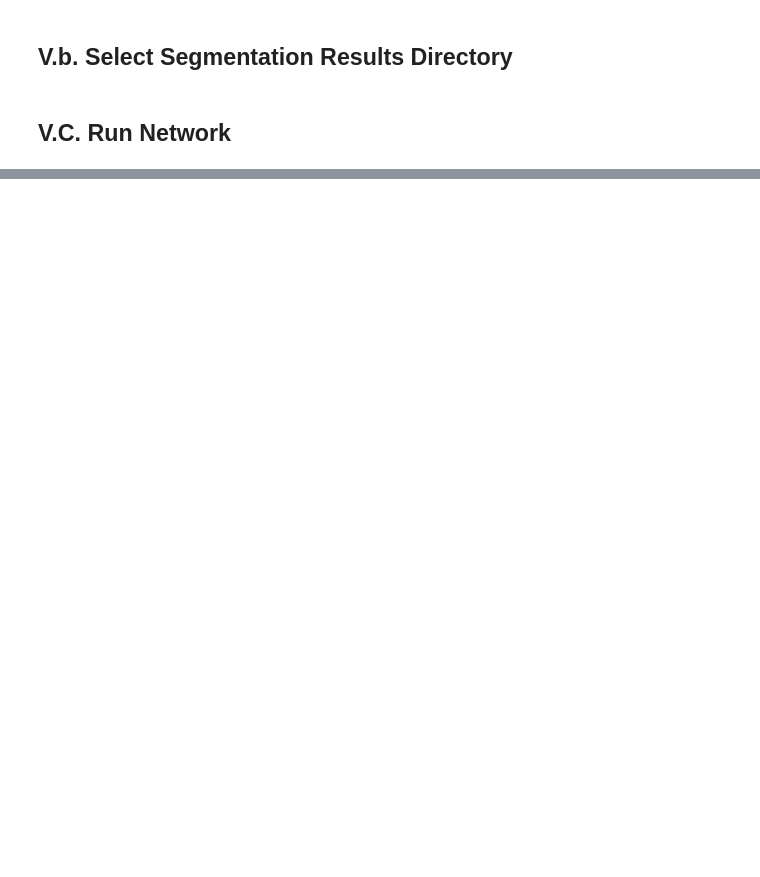
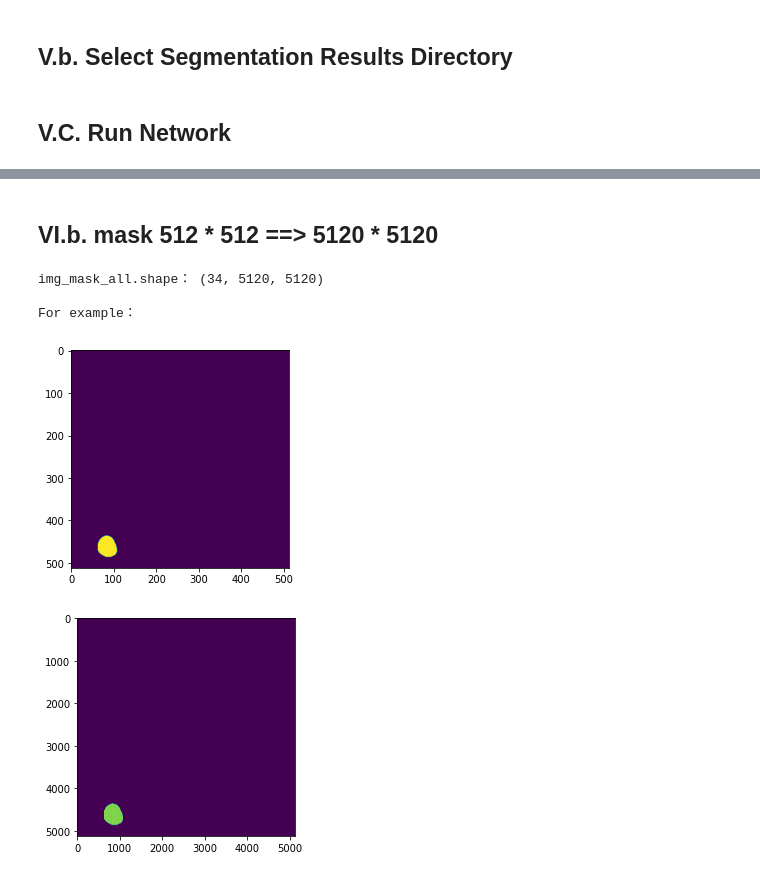
Before and after one commit to DDDog-WANG/Telescope-cell-image-recognition, a Jupyter notebook: Segmentation/MaskRCNN_testonly.ipynb, the cells around one changed output, grey strips where cells are left out. Cells and saved outputs as stored; diff of their text form; code cells hidden in the pictures; blank space fills up the shorter version.

```diff
--- a/Segmentation/MaskRCNN_testonly.ipynb
+++ b/Segmentation/MaskRCNN_testonly.ipynb
@@ -921,0 +923,25 @@ SyntaxError: ignored
+# %% [markdown]
+## VI.b. mask 512 * 512 ==>  5120 * 5120
+# %%
+# mask 512*512 ==>  5120*5120
+img_mask_all = []
+for i in range(r['masks'].shape[2]):
+    mask = r['masks'][:,:,i]
+    img_mask = np.zeros((5120,5120))
+    for x in range(512):
+        for y in range(512):
+            if mask[x][y] == True:
+                for m in range(10*x,10*(x+1)-1):
+                    for n in range(10*y,10*(y+1)-1):
+                        img_mask[m][n]=1
+    img_mask_all.append(img_mask)
+
+img_mask_all = np.array(img_mask_all)
+print("img_mask_all.shape：", img_mask_all.shape)
+print("")
+# %% [output]
+img_mask_all.shape： (34, 5120, 5120)
+
+For example：
+[figure, added]
+[figure, added]
```
Also changed, not shown: parts of 41 cells of this notebook, 29 other files.
